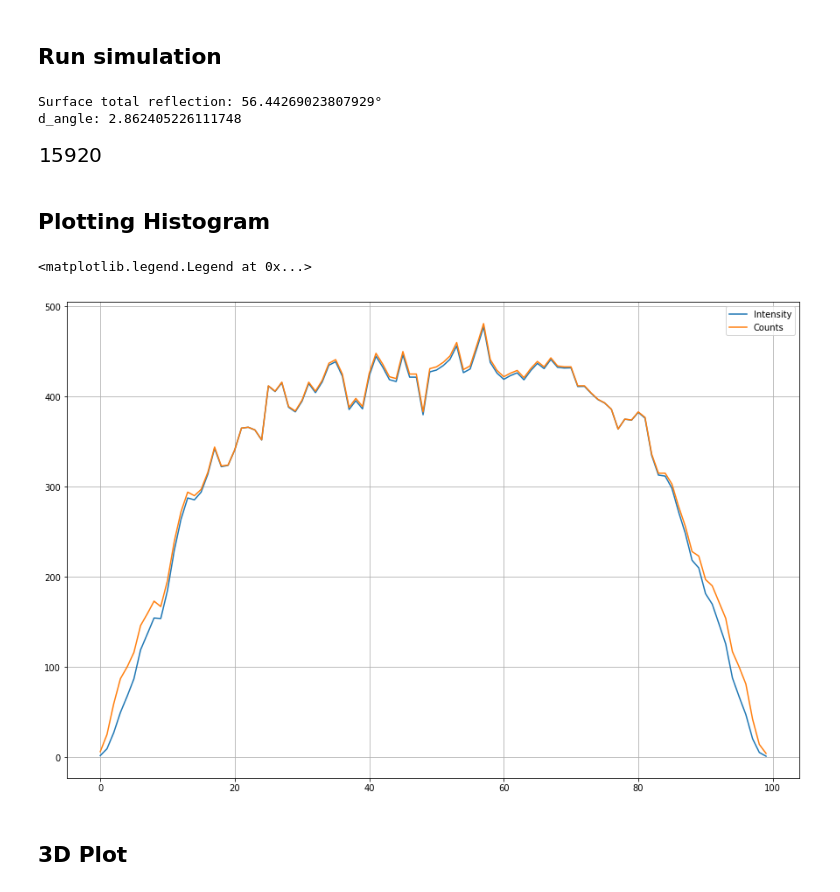
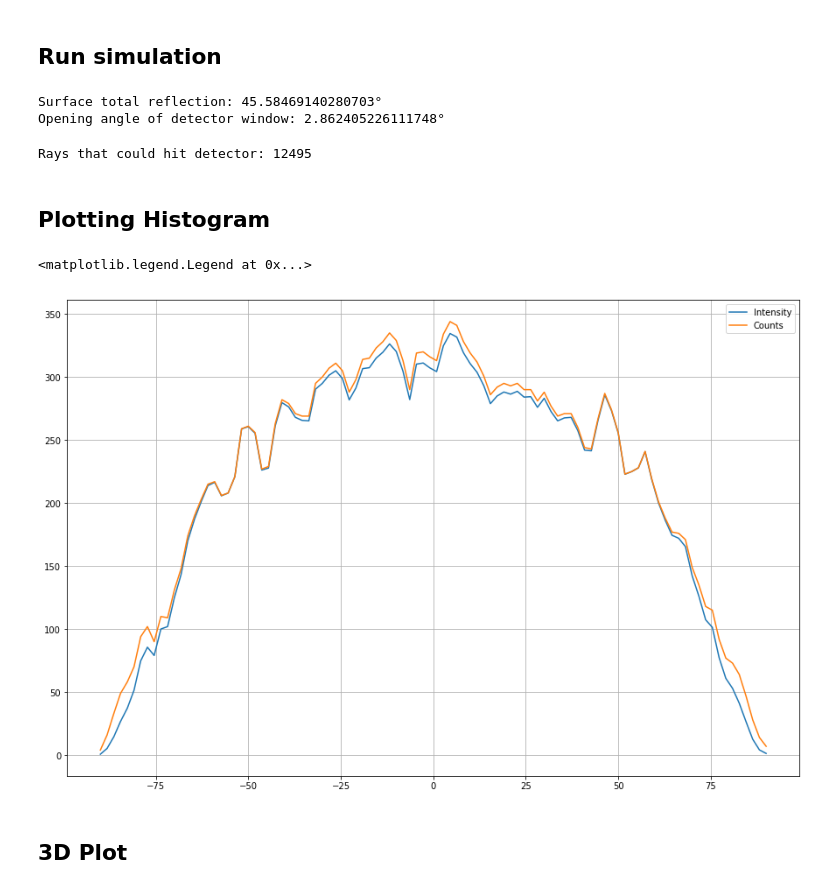
Before and after one commit to exe1099/ray_simulation, a Jupyter notebook: run_simulation.ipynb, the cells around one changed output. Cells and saved outputs as stored; diff of their text form; code cells hidden in the pictures.

Commit message:
Add angular position in graph

```diff
--- a/run_simulation.ipynb
+++ b/run_simulation.ipynb
@@ -32,12 +15,12 @@ from mpl_toolkits import mplot3d  # for 3d plot
 ## Run simulation
 # %%
 # creating instances
-surface = sim.RefractiveSurface(1.2, 1)
-detector = sim.Detector(5, 0.5)
+surface = sim.RefractiveSurface(1.4, 1)  # quartzglas to air
+detector = sim.Detector(5, 0.5)  # 5cm distance, 0.5cm window diameter
 ray = sim.Ray([0,0,0], [1,1,1])
 # %% [output]
-Surface total reflection: 56.44269023807929°
-d_angle: 2.862405226111748
+Surface total reflection: 45.58469140280703°
+Opening angle of detector window: 2.862405226111748°
 # %%
 # number positions detector will scan
 detector.steps = 100
@@ -60,24 +45,29 @@ directions = np.array(good_directions)
 # %%
 refracted_rays = []
 for direction in directions:
-    ray.intensity = 1
+    ray.intensity = 1  # reset intensity
     ray.direction = direction
     ray.refract(surface)
-    # discard z-value <= 0
+    # discard if z-value <= 0
     if ray.direction[2] <= 0:
         continue
-    # 4 dimesional vectors with last dimension intensity
+    # create 4 dimesional vectors with last dimension intensity
     refracted_rays.append(np.append(ray.direction, ray.intensity))
 refracted_rays = np.array(refracted_rays)
-len(refracted_rays)
+print(f"Rays that could hit detector: {len(refracted_rays)}")
 # %% [output]
-[figure, removed]
+Rays that could hit detector: 12495
 # %%
 bins_intensity = []
 bins_histo = []
-for detector_direction in detector:
+angular_positions = []
+# iterating detector positions
+for angular_position, detector_direction in detector:
     intensities = []
+    angular_positions.append(angular_position)
     for ray0 in refracted_rays:
+        # check if detector got hit by comparing angle between ray and detector direction
+        # with opening angle of detector
         angle = np.arccos(ray0[:-1] @ detector_direction) * sim.CONVERT_TO_DEG
         if angle <= detector.d_angle:
             intensities.append(ray0[3])
@@ -88,13 +78,13 @@ for detector_direction in detector:
 # %%
 fig = plt.figure(figsize=(15,10))
 plt.grid()
-plt.plot(bins_intensity, label="Intensity")
-plt.plot(bins_histo, label="Counts")
+plt.plot(angular_positions, bins_intensity, label="Intensity")
+plt.plot(angular_positions, bins_histo, label="Counts")
 plt.legend()
 # plt.savefig('sim_difference_fresnel.pdf')
 # %% [output]
 <matplotlib.legend.Legend at 0x...>
-[figure, old version]
+[figure, new version]
 # %% [markdown]
 ## 3D Plot
 # %%
```
Also changed, not shown: parts of 6 cells of this notebook, 1 other file.
